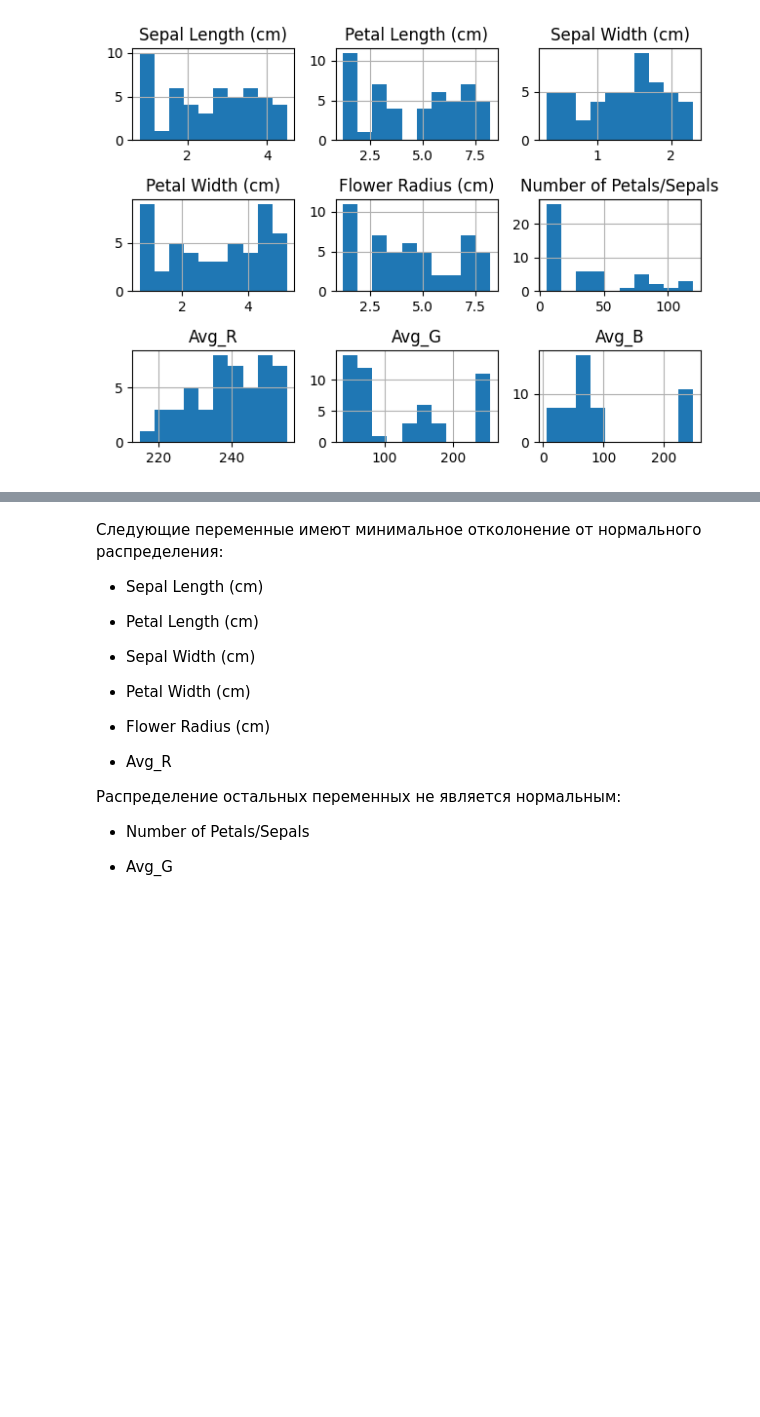
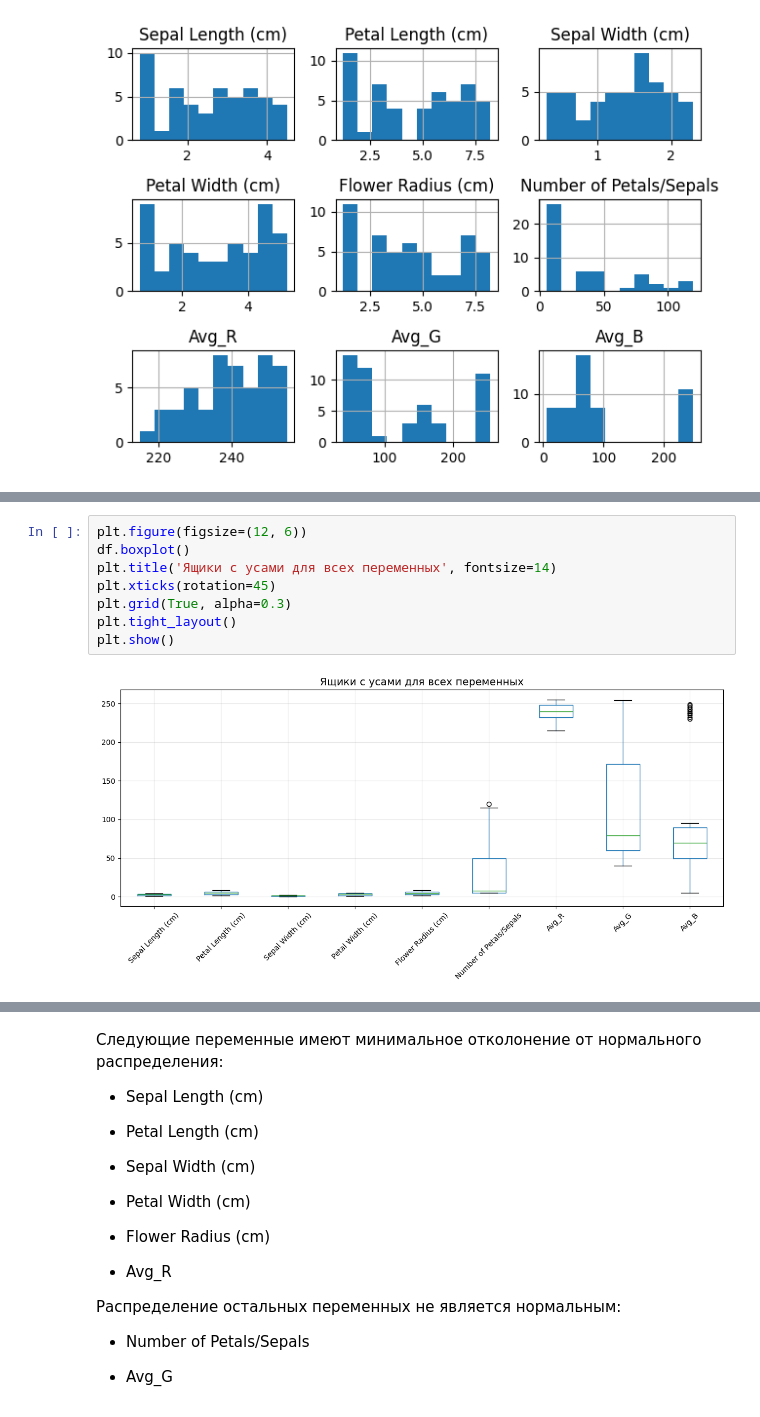
Before and after one commit to DenixSaw/ML-labs-NSTU, a Jupyter notebook: report.ipynb, the cells around one changed output, grey strips where cells are left out. Cells and saved outputs as stored; diff of their text form; blank space fills up the shorter version.

```diff
--- a/report.ipynb
+++ b/report.ipynb
@@ -249,0 +225,10 @@ K-S статистика: 0.289
+# %%
+plt.figure(figsize=(12, 6))
+df.boxplot()
+plt.title('Ящики с усами для всех переменных', fontsize=14)
+plt.xticks(rotation=45)
+plt.grid(True, alpha=0.3)
+plt.tight_layout()
+plt.show()
+# %% [output]
+[figure, added]
```
Also changed, not shown: parts of 61 cells of this notebook.
